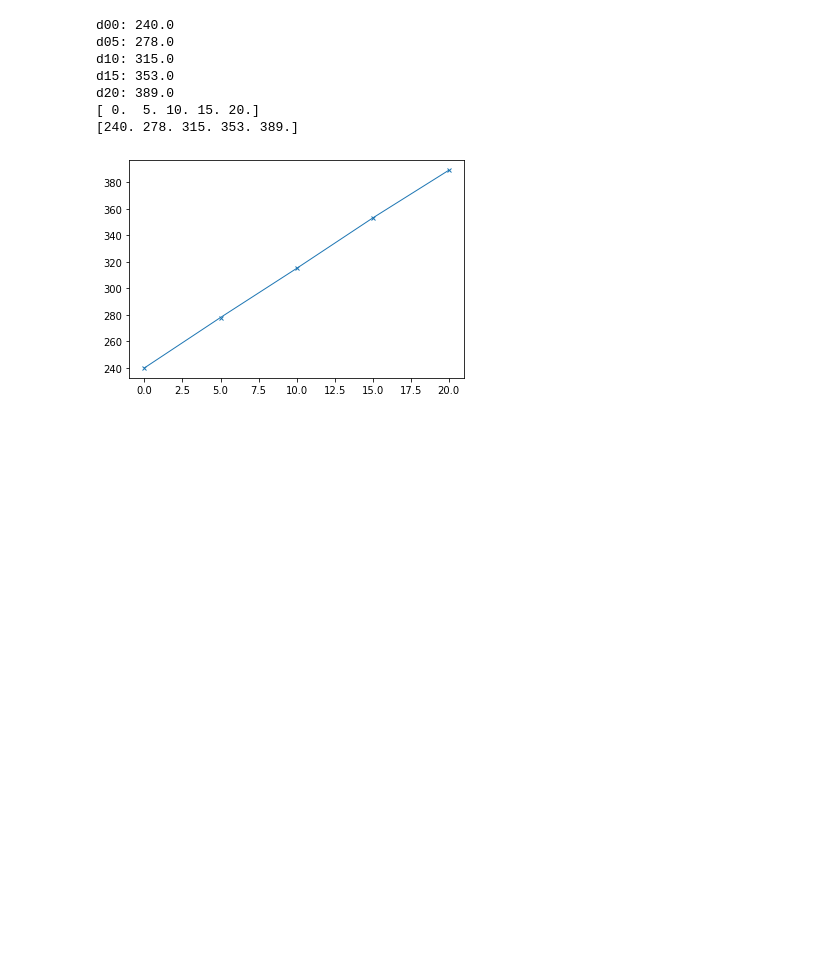
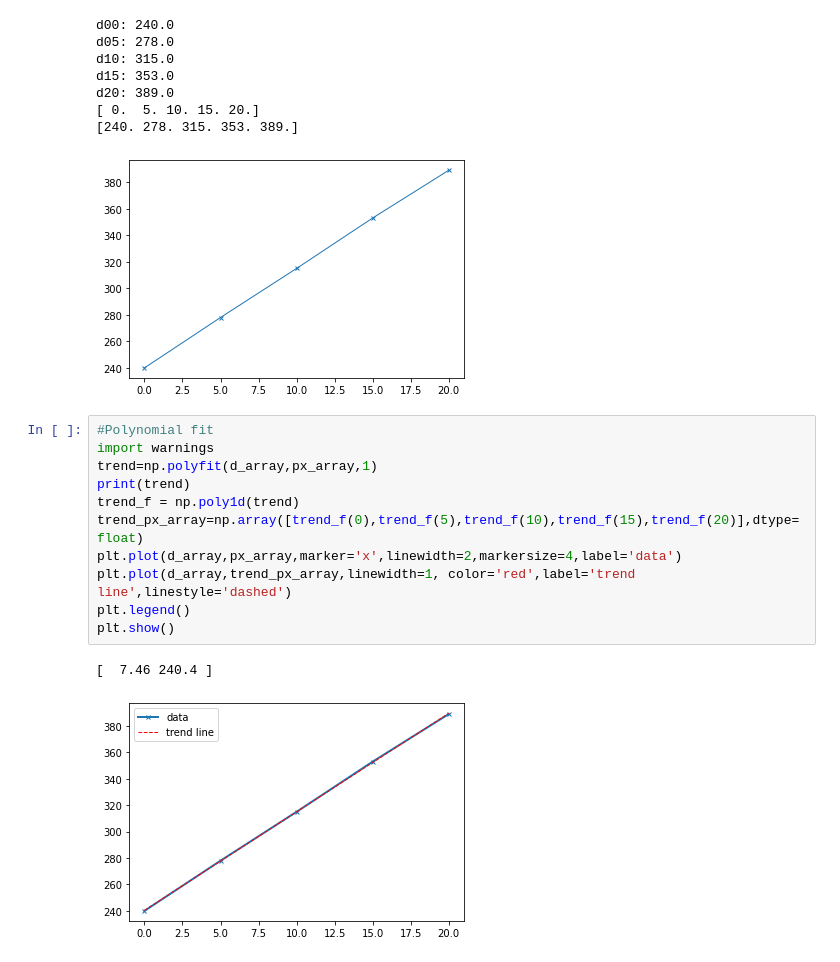
Before and after one commit to olivierleblanc/diffusercam, a Jupyter notebook: bernat/test01.ipynb, the cells around one changed output. Drawn from its saved outputs; the diff is of its cells as text; blank space fills up the shorter version.

```diff
--- a/bernat/test01.ipynb
+++ b/bernat/test01.ipynb
@@ -195,3 +195,17 @@ d20: 389.0
 [ 0.  5. 10. 15. 20.]
 [240. 278. 315. 353. 389.]
 [figure]
+# %%
+#Polynomial fit
+import warnings
+trend=np.polyfit(d_array,px_array,1)
+print(trend)
+trend_f = np.poly1d(trend)
+trend_px_array=np.array([trend_f(0),trend_f(5),trend_f(10),trend_f(15),trend_f(20)],dtype=float)
+plt.plot(d_array,px_array,marker='x',linewidth=2,markersize=4,label='data')
+plt.plot(d_array,trend_px_array,linewidth=1, color='red',label='trend line',linestyle='dashed')
+plt.legend()
+plt.show()
+# %% [output]
+[  7.46 240.4 ]
+[figure, added]
```
Also changed, not shown: parts of 3 cells of this notebook, 6 other files.
